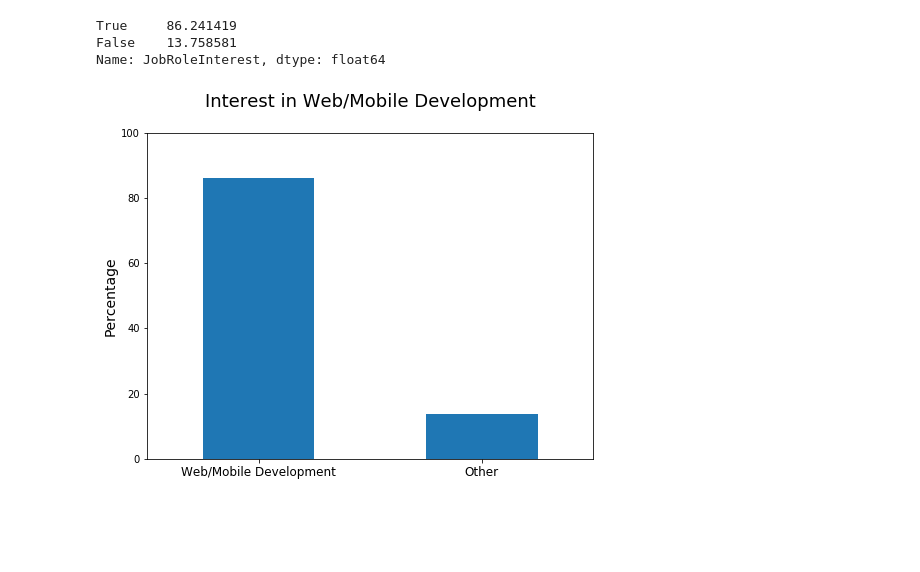
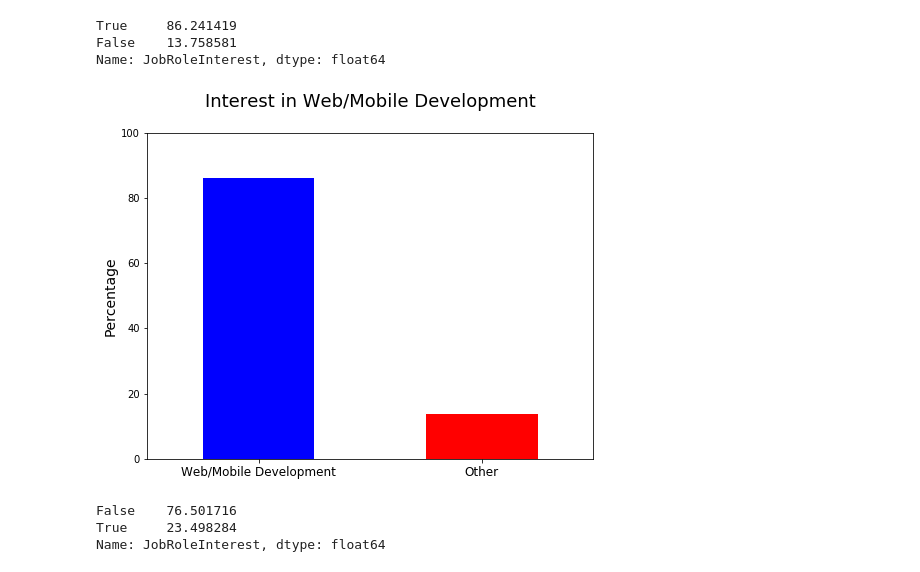
Before and after one commit to jrdazriel/Finding-The-Best-Markets, a Jupyter notebook: main.ipynb, the cells around one changed output. Saved outputs shown, nothing was run; the diff lists cells and outputs as text; code cells hidden in the pictures; blank space fills up the shorter version.

```diff
--- a/main.ipynb
+++ b/main.ipynb
@@ -124,12 +127,20 @@ False    13.758581
 Name: JobRoleInterest, dtype: float64
 # %%
 plt.figure(figsize=(8,6))
-freq_table_web_mobile.plot.bar()
-plt.style.use('ggplot')
+freq_table_web_mobile.plot.bar(color=('blue', 'red'))
 plt.title('Interest in Web/Mobile Development', fontsize=18, y=1.06)
 plt.xticks([0,1],['Web/Mobile Development', 'Other'], rotation=0, fontsize=12)
 plt.ylabel('Percentage', fontsize=14)
 plt.ylim([0, 100])
 plt.show()
 # %% [output]
-[figure, old version]
+[figure, new version]
+# %%
+#I am also curious to see those those who are interested in Data Science
+data_sci_interest = jobroleinterest_no_nulls.str.contains('Data Scientist')
+freq_table_ds = data_sci_interest.value_counts(normalize=True) * 100
+freq_table_ds
+# %% [output]
+False    76.501716
+True     23.498284
+Name: JobRoleInterest, dtype: float64
```
Also changed, not shown: parts of 16 cells of this notebook.
